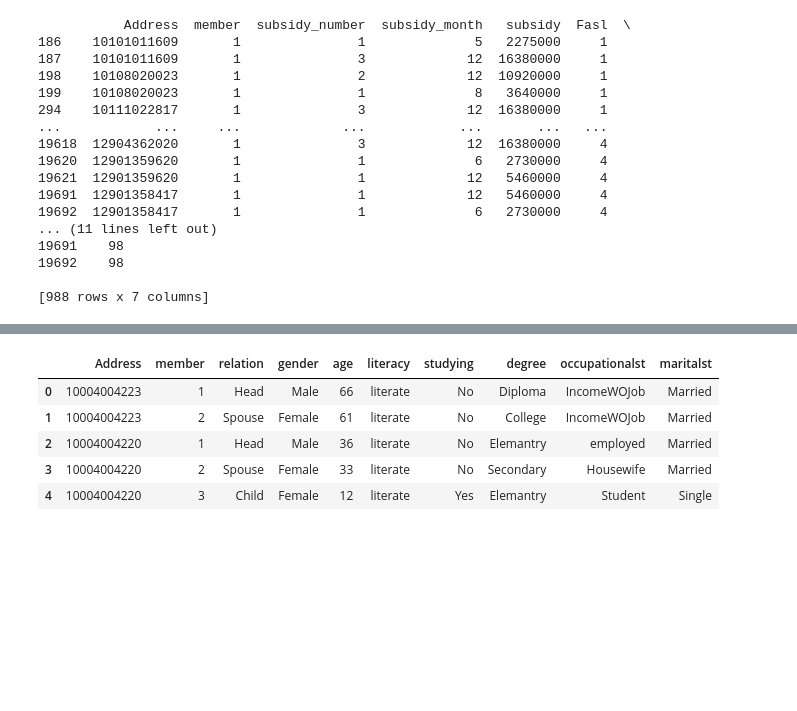
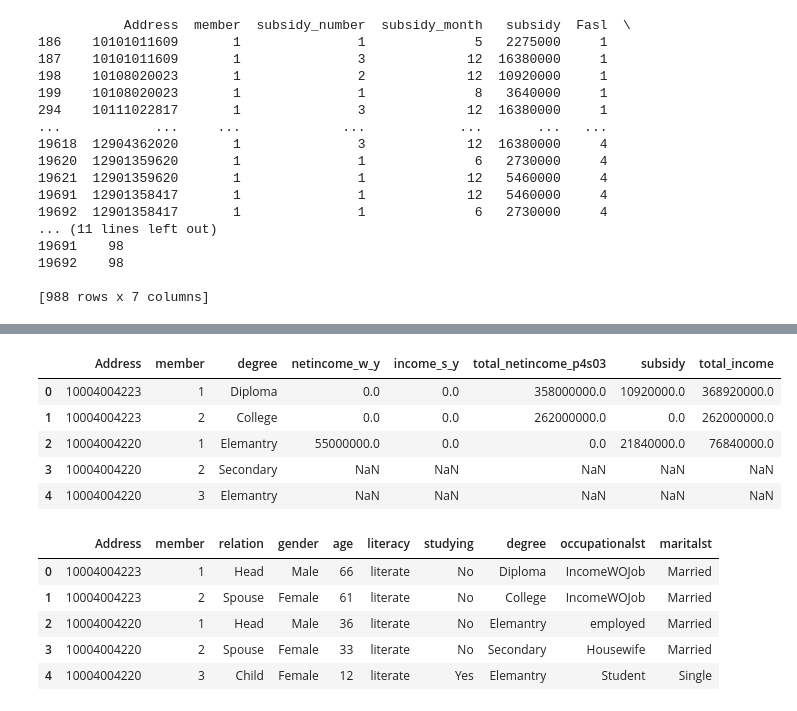
Before and after one commit to AmirmahdiGolahmar/Iranian_HEIS, a Jupyter notebook: data/Preprocessing.ipynb, the cells around one changed output, grey strips where cells are left out. Drawn from its saved outputs; the diff is of its cells as text; code cells hidden in the pictures; blank space fills up the shorter version.

```diff
--- a/data/Preprocessing.ipynb
+++ b/data/Preprocessing.ipynb
@@ -1389,0 +1402,7 @@ See the caveats in the documentation: https://pandas.pydata.org/pandas-docs/stab
+# %%
+def members_netincome_by_education_status(members_netincome):
+    members_netincome_by_education = members_netincome[['Address', 'member', 'degree', 'netincome_w_y', 'income_s_y', 'total_netincome_p4s03', 'subsidy', 'total_income']]
+    return members_netincome_by_education
+# %%
+test_members_netincome_by_education_status= members_netincome_by_education_status(test_members_netincome)
+test_members_netincome_by_education_status.info()
@@ -1390,3 +1425,12 @@ See the caveats in the documentation: https://pandas.pydata.org/pandas-docs/stab
+# %%
+test_members_netincome_by_education_status.head()
+# %% [output]
+|  | Address | member | degree | netincome_w_y | income_s_y | total_netincome_p4s03 | subsidy | total_income |
+| 0 | 10004004223 | 1 | Diploma | 0.0 | 0.0 | 358000000.0 | 10920000.0 | 368920000.0 |
+| 1 | 10004004223 | 2 | College | 0.0 | 0.0 | 262000000.0 | 0.0 | 262000000.0 |
+| 2 | 10004004220 | 1 | Elemantry | 55000000.0 | 0.0 | 0.0 | 21840000.0 | 76840000.0 |
+| 3 | 10004004220 | 2 | Secondary | NaN | NaN | NaN | NaN | NaN |
+| 4 | 10004004220 | 3 | Elemantry | NaN | NaN | NaN | NaN | NaN |
 # %%
 test_p1_social_data.head()
 # %% [output]
```
Also changed, not shown: parts of 6 cells of this notebook.
